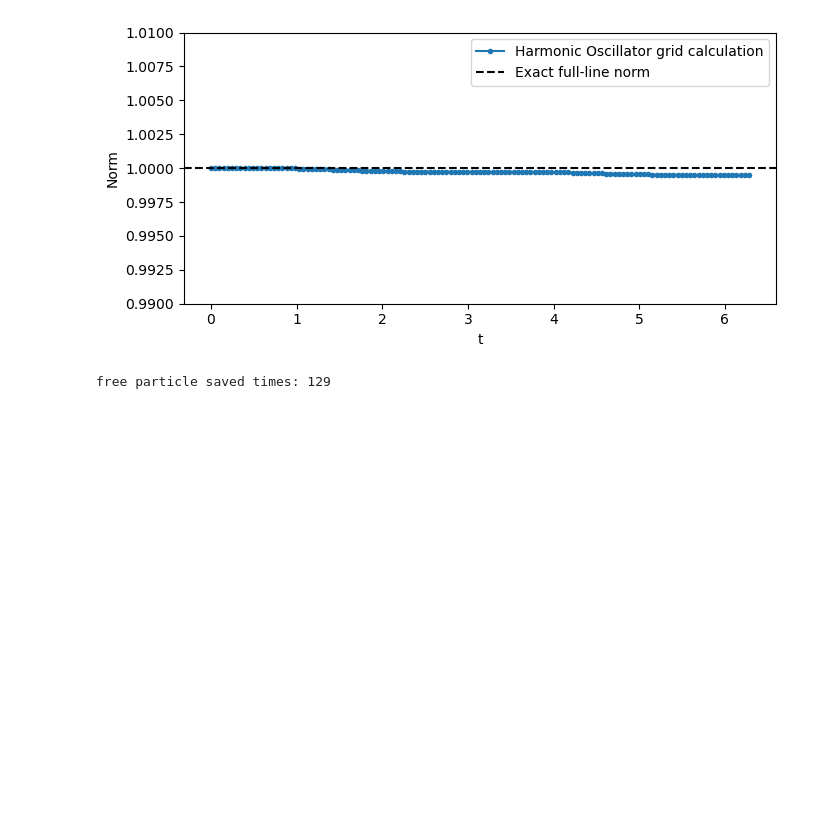
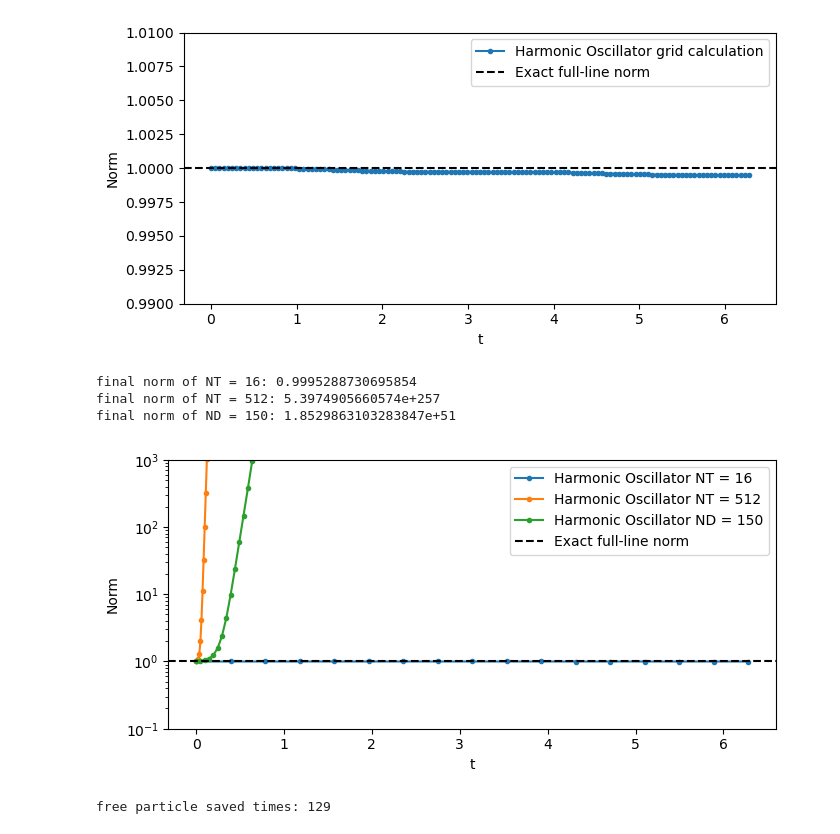
Before and after one commit to jmduarte/phys142, a Jupyter notebook: assignments/assignment1/Code.ipynb, the cells around one changed output. Saved outputs shown, nothing was run; the diff lists cells and outputs as text; code cells hidden in the pictures; blank space fills up the shorter version.

```diff
--- a/assignments/assignment1/Code.ipynb
+++ b/assignments/assignment1/Code.ipynb
@@ -219,3 +219,65 @@ plt.show()
+# %%
+fig, ax = plt.subplots(figsize=(7, 3.5))
+
+# (i)
+NT = 16
+ND = 600
+x = np.linspace(-4, 4, ND + 1)
+t = np.linspace(0, T_end, NT + 1)
+dx = x[1] - x[0]
+dt = T_end / NT
+K_step = free_kernel(x[:, None], x[None, :], dt)
+U = dx * K_step
+psi0 = gaussian(x, center, alpha, k0)
+psi = evolve(U, psi0, NT)
+P = np.abs(psi)**2
+norm = dx * np.sum(P, axis=1)
+print("final norm of NT = 16:", norm[norm.size-1])
+ax.semilogy(t, norm, "o-", markersize=3, label="Harmonic Oscillator NT = 16")
+
+# (ii)
+NT = 512
+ND = 600
+x = np.linspace(-4, 4, ND + 1)
+t = np.linspace(0, T_end, NT + 1)
+dx = x[1] - x[0]
+dt = T_end / NT
+K_step = free_kernel(x[:, None], x[None, :], dt)
+U = dx * K_step
+psi0 = gaussian(x, center, alpha, k0)
+psi = evolve(U, psi0, NT)
+P = np.abs(psi)**2
+norm = dx * np.sum(P, axis=1)
+print("final norm of NT = 512:", norm[norm.size-1])
+ax.semilogy(t, norm, "o-", markersize=3, label="Harmonic Oscillator NT = 512")
+
+# (iii)
+NT = 128
+ND = 150
+x = np.linspace(-4, 4, ND + 1)
+t = np.linspace(0, T_end, NT + 1)
+dx = x[1] - x[0]
+dt = T_end / NT
+K_step = free_kernel(x[:, None], x[None, :], dt)
+U = dx * K_step
+psi0 = gaussian(x, center, alpha, k0)
+psi = evolve(U, psi0, NT)
+P = np.abs(psi)**2
+norm = dx * np.sum(P, axis=1)
+print("final norm of ND = 150:", norm[norm.size-1])
+ax.semilogy(t, norm, "o-", markersize=3, label="Harmonic Oscillator ND = 150")
+
+#plotting
+ax.axhline(1, color="black", linestyle="--", label="Exact full-line norm")
+ax.set(xlabel="t", ylabel="Norm", ylim=(0.1, 1000))
+ax.legend()
+fig.tight_layout()
+plt.show()
+# %% [output]
+final norm of NT = 16: 0.9995288730695854
+final norm of NT = 512: 5.3974905660574e+257
+final norm of ND = 150: 1.8529863103283847e+51
+[figure, added]
 # %%
 # Writing Assignment JSON
 # %%
```
Also changed, not shown: parts of 2 cells of this notebook, 1 other file.
